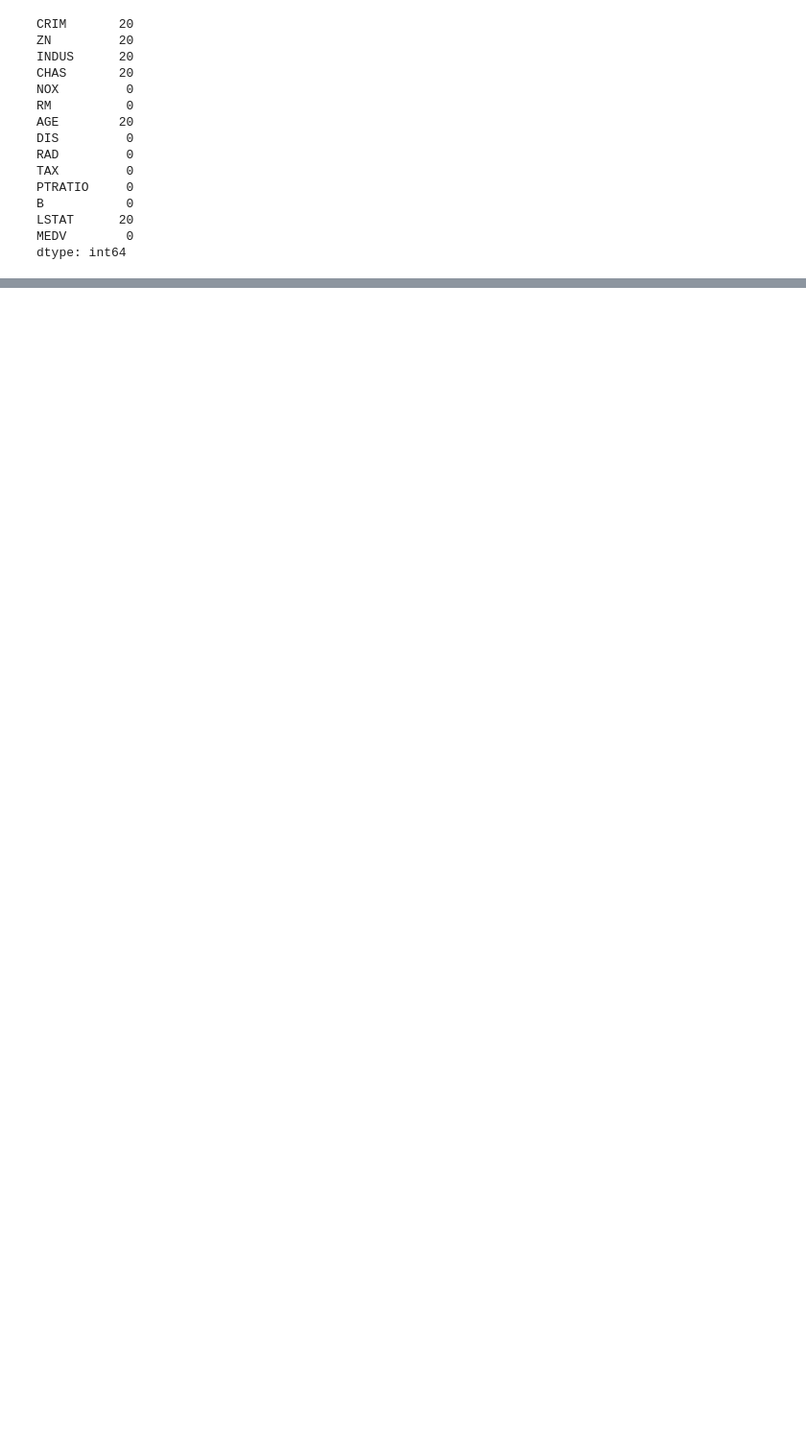
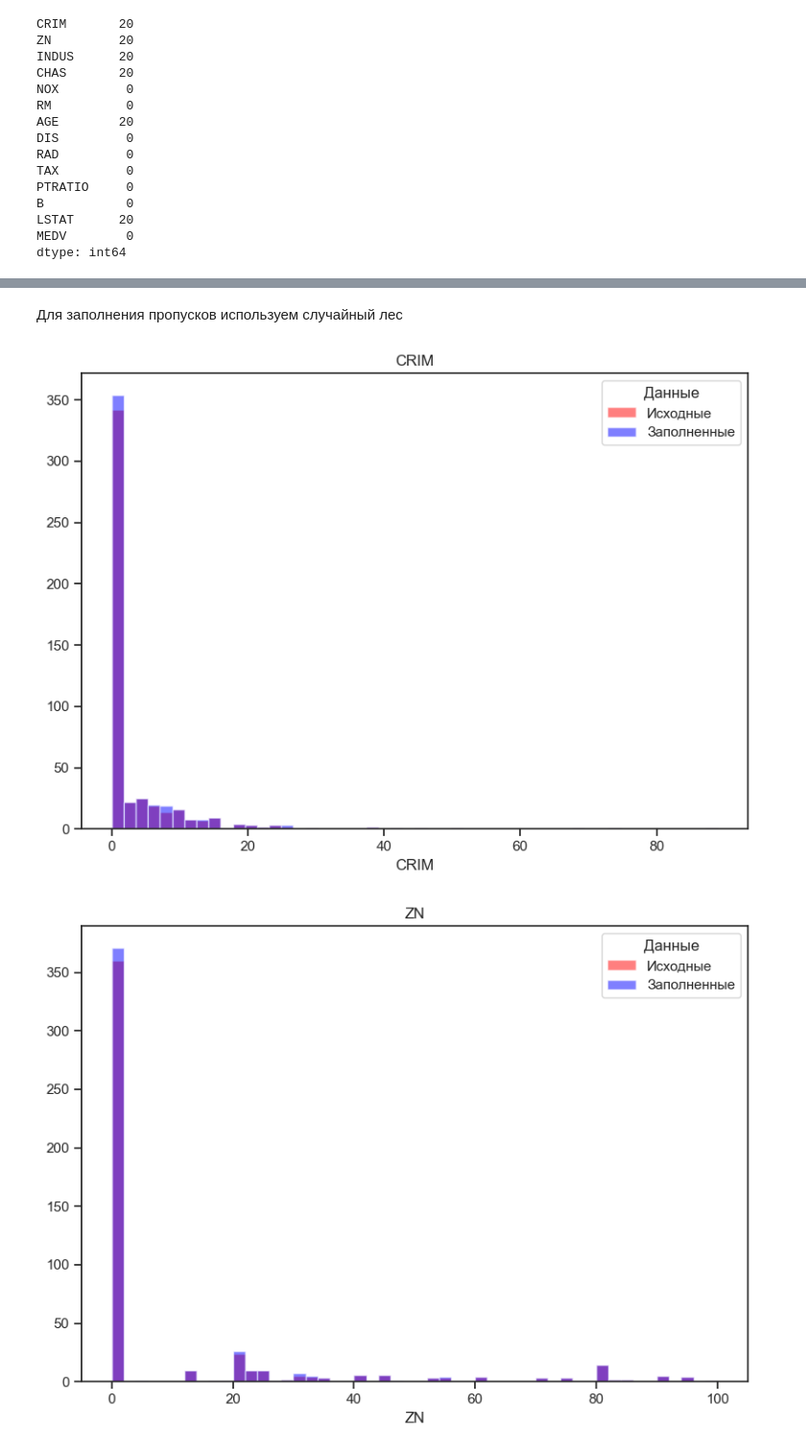
Before and after one commit to pluxaaa/MLT, a Jupyter notebook: NIR/NIR.ipynb, the cells around one changed output, grey strips where cells are left out. Shown at 96% size. Drawn from its saved outputs; the diff is of its cells as text; code cells hidden in the pictures; blank space fills up the shorter version.

```diff
--- a/NIR/NIR.ipynb
+++ b/NIR/NIR.ipynb
@@ -261,3 +92,0 @@ plt.show()
-# %%
-for model in [gb_reg, svr_1]:
-    lib.test_model(model, X_test=X_train, y_test=y_train)
@@ -277,3 +92,0 @@ r2_score: 0.6924607313562612
-# %%
-for model in [gb_reg, svr_1]:
-    lib.test_model(model, X_test=X_test, y_test=y_test)
@@ -292,0 +118,2 @@ r2_score: 0.7666468574518857
+# %% [markdown]
+Для заполнения пропусков используем случайный лес
@@ -292,0 +156,18 @@ r2_score: 0.7666468574518857
+# %%
+import matplotlib.pyplot as plt
+
+for col in null_cols:
+    fig, ax = plt.subplots(figsize=(8, 6))
+
+    ax.hist(data[col], bins=50, alpha=0.5, label='Исходные', color='red')
+    ax.hist(data_imputed[col], bins=50, alpha=0.5, label='Заполненные', color='blue')
+
+    ax.set_xlabel(col)
+    ax.set_title(f'{col}')
+    ax.legend(title='Данные')
+
+    plt.tight_layout()
+    plt.show()
+# %% [output]
+[figure, added]
+[figure, added]
```
Also changed, not shown: parts of 71 cells of this notebook, 6 other files.
